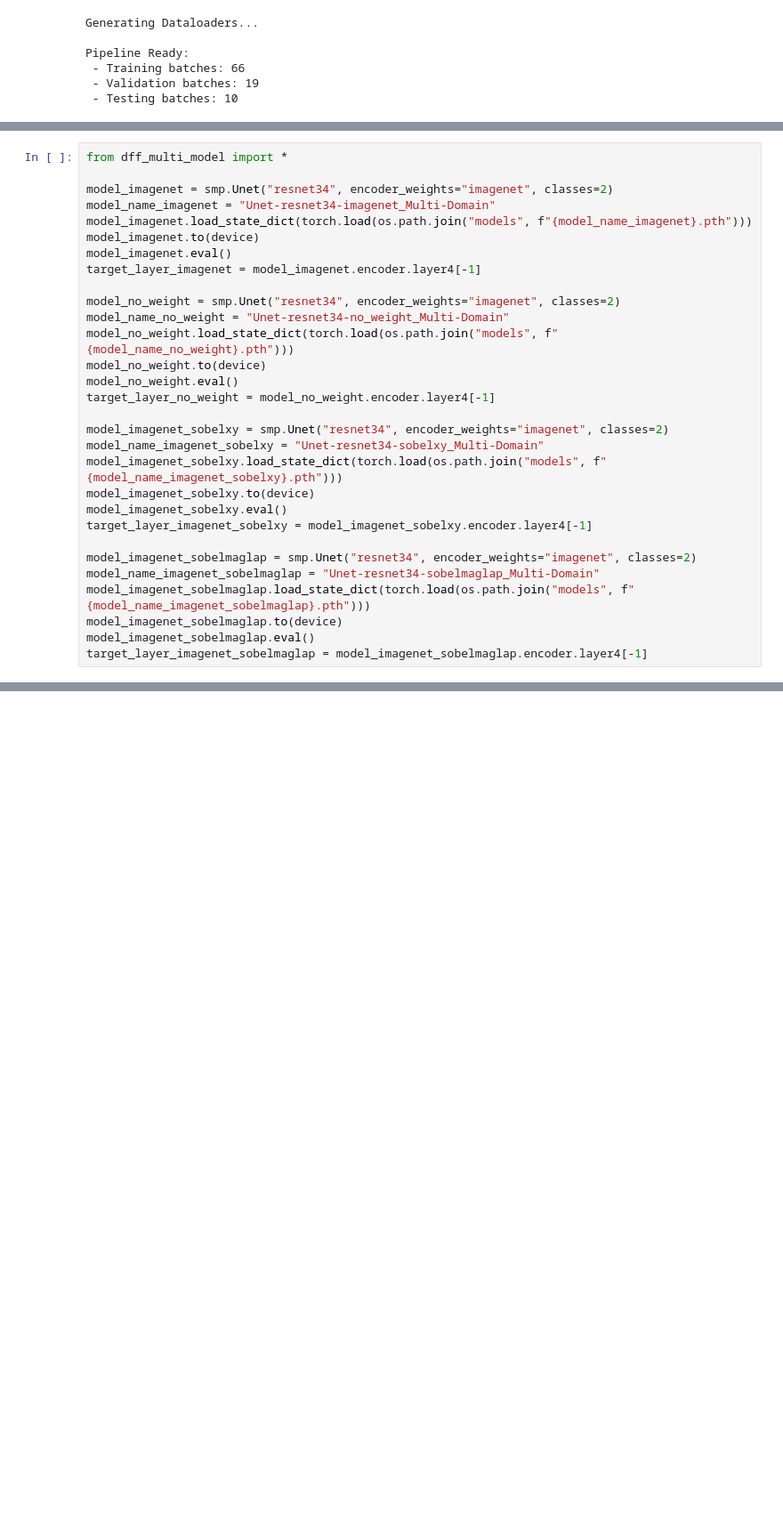
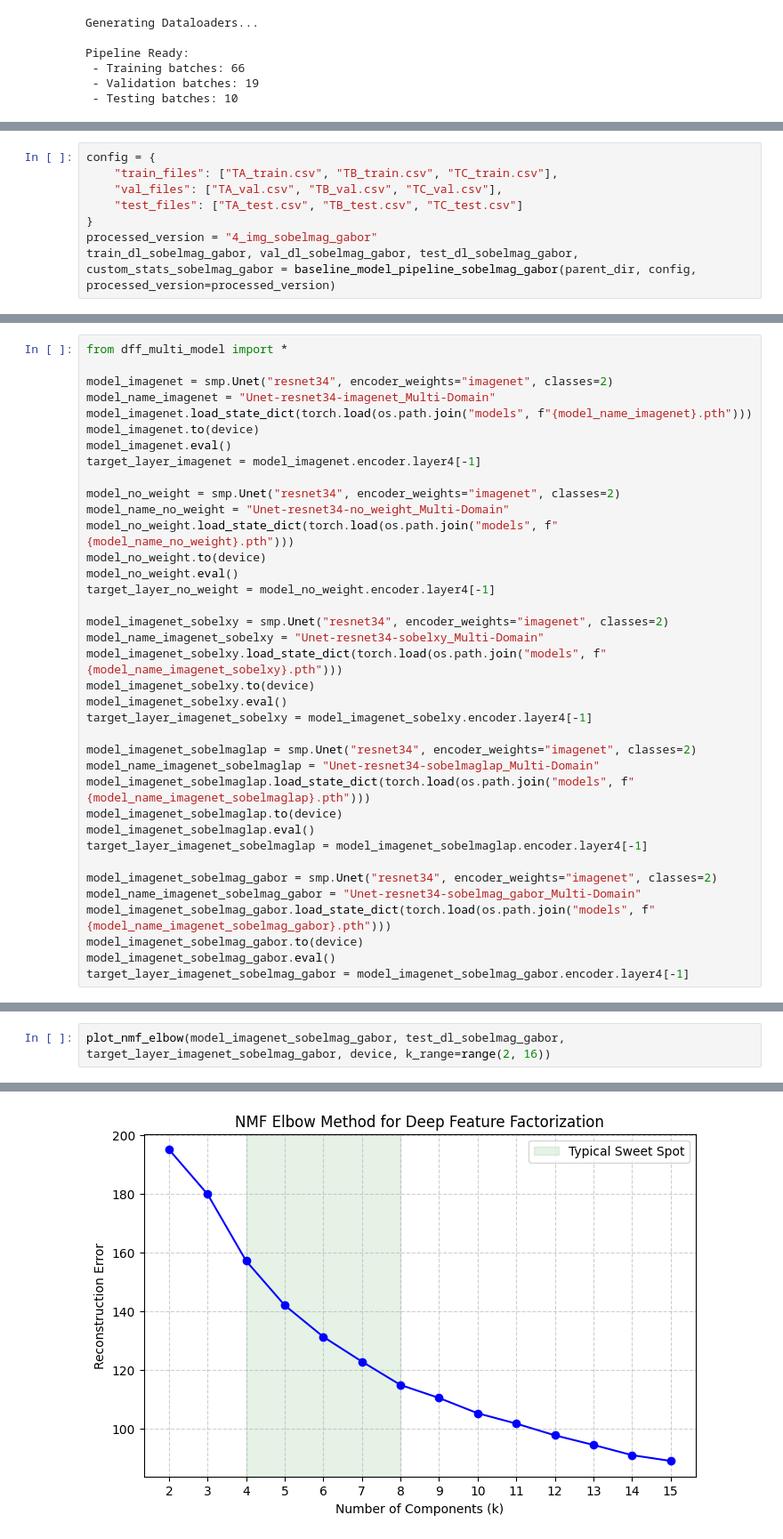
Before and after one commit to Mark2797/TTD_crack_detection, a Jupyter notebook: dff_HPF_multi_model/dff_hpf_multi_model.ipynb, the cells around one changed output, grey strips where cells are left out. Shown at 89% size. Cells and saved outputs as stored; diff of their text form; blank space fills up the shorter version.

Commit message:
now added the model with gabor filtering. So now we have DFF for baseline, noweight, sobelxy, sobelmaglap, and sobelmag_gabor

```diff
--- a/dff_HPF_multi_model/dff_hpf_multi_model.ipynb
+++ b/dff_HPF_multi_model/dff_hpf_multi_model.ipynb
@@ -346,0 +404,8 @@ Pipeline Ready:
+# %%
+config = {
+    "train_files": ["TA_train.csv", "TB_train.csv", "TC_train.csv"],
+    "val_files": ["TA_val.csv", "TB_val.csv", "TC_val.csv"],
+    "test_files": ["TA_test.csv", "TB_test.csv", "TC_test.csv"]
+}
+processed_version = "4_img_sobelmag_gabor"
+train_dl_sobelmag_gabor, val_dl_sobelmag_gabor, test_dl_sobelmag_gabor, custom_stats_sobelmag_gabor = baseline_model_pipeline_sobelmag_gabor(parent_dir, config, processed_version=processed_version)
@@ -374,6 +450,13 @@ model_imagenet_sobelmaglap.load_state_dict(torch.load(os.path.join("models", f"{
 model_imagenet_sobelmaglap.to(device)
 model_imagenet_sobelmaglap.eval()
 target_layer_imagenet_sobelmaglap = model_imagenet_sobelmaglap.encoder.layer4[-1]
+
+model_imagenet_sobelmag_gabor = smp.Unet("resnet34", encoder_weights="imagenet", classes=2)
+model_name_imagenet_sobelmag_gabor = "Unet-resnet34-sobelmag_gabor_Multi-Domain"
+model_imagenet_sobelmag_gabor.load_state_dict(torch.load(os.path.join("models", f"{model_name_imagenet_sobelmag_gabor}.pth")))
+model_imagenet_sobelmag_gabor.to(device)
+model_imagenet_sobelmag_gabor.eval()
+target_layer_imagenet_sobelmag_gabor = model_imagenet_sobelmag_gabor.encoder.layer4[-1]
 # %%
 # models_to_compare = [model_imagenet, model_noweight]
 # names_to_compare = [model_name_imagenet, model_name_no_weight]
@@ -419,3 +501,6 @@ plot_nmf_elbow(model_imagenet_sobelmaglap, test_dl_sobelmaglap, target_layer_ima
 # %% [output]
 Calculating NMF errors for k in [2, 3, 4, 5, 6, 7, 8, 9, 10, 11, 12, 13, 14, 15]...
 [figure]
+# %%
+plot_nmf_elbow(model_imagenet_sobelmag_gabor, test_dl_sobelmag_gabor, target_layer_imagenet_sobelmag_gabor, device, k_range=range(2, 16))
+# %% [output]
@@ -422,3 +508,4 @@ Calculating NMF errors for k in [2, 3, 4, 5, 6, 7, 8, 9, 10, 11, 12, 13, 14, 15]
+[figure, added]
 # %%
 run_dff_for_multiple_models(
     models=models_to_compare,
```
Also changed, not shown: parts of 8 cells of this notebook, 42 other files.
